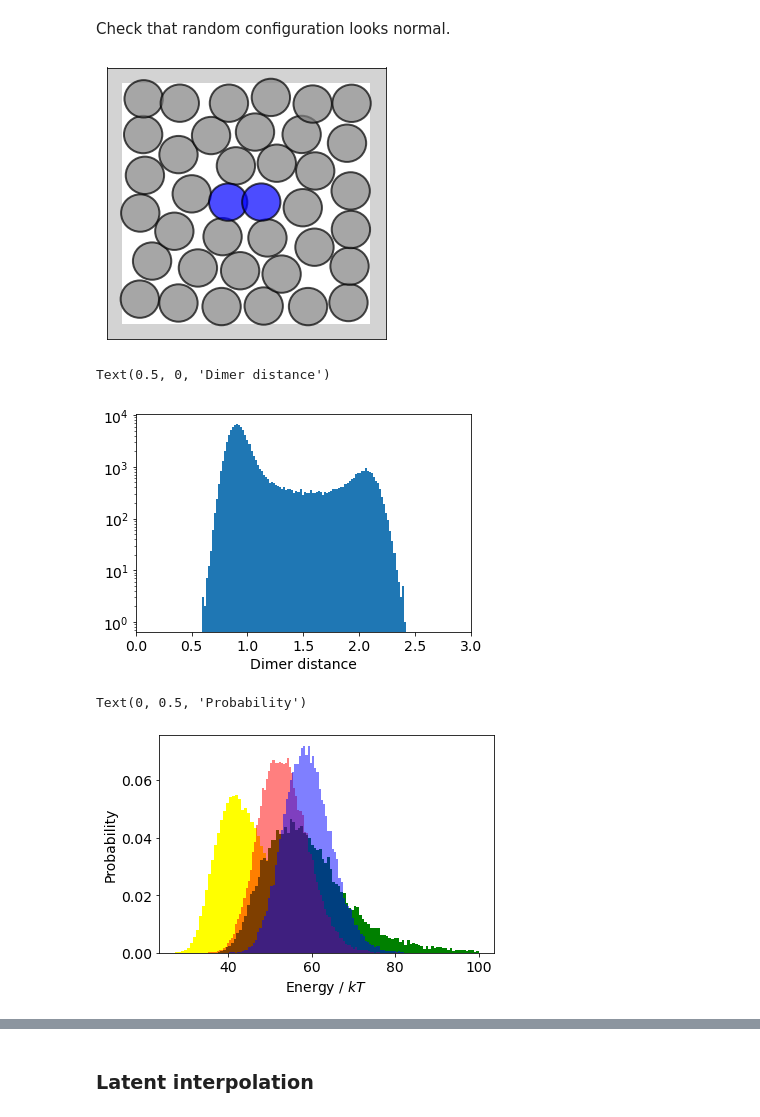
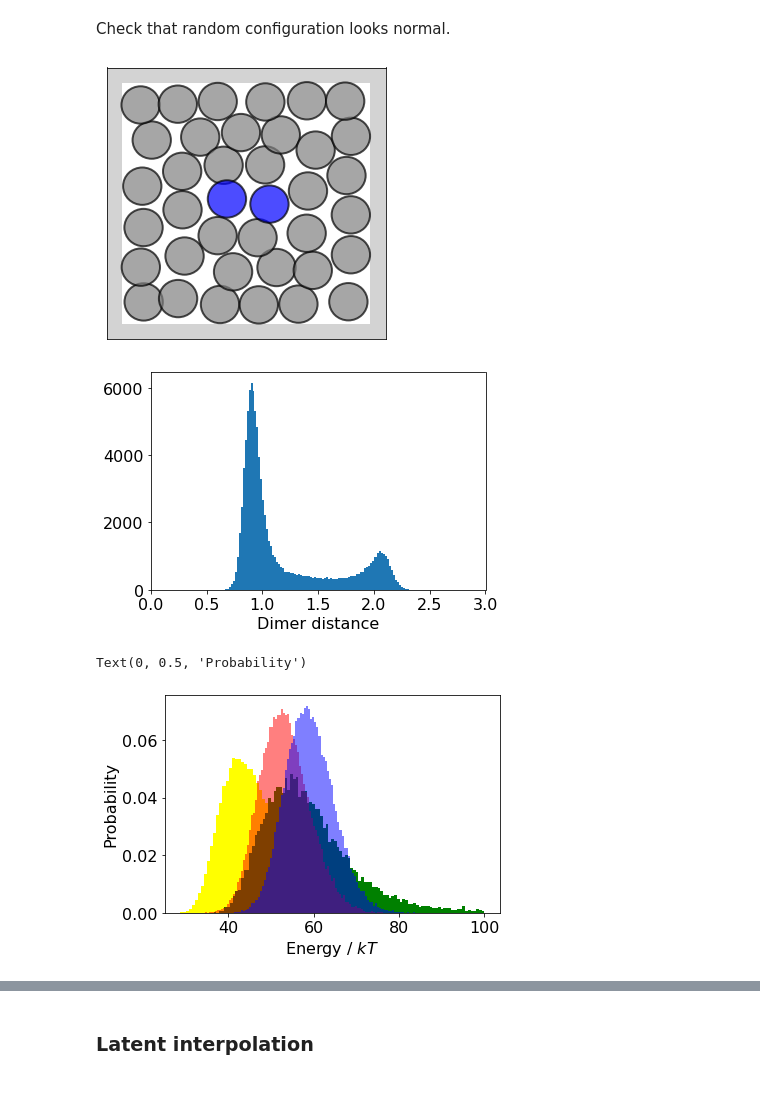
Before and after one commit to auhliarik/boltzmann-generators, a Jupyter notebook: notebooks/particle_dimer.ipynb, the cells around one changed output, grey strips where cells are left out. Saved outputs shown, nothing was run; the diff lists cells and outputs as text; code cells hidden in the pictures; blank space fills up the shorter version.

Commit message:
Update notebooks for bistable dimer with standard density

```diff
--- a/notebooks/particle_dimer.ipynb
+++ b/notebooks/particle_dimer.ipynb
@@ -5,7 +5,8 @@ import scipy
 # %%
 import matplotlib
 import matplotlib.pyplot as plt
-matplotlib.rcParams.update({'font.size': 14})
+matplotlib.rcParams.update({'font.size': 16, 'savefig.dpi': 300, 'savefig.bbox': 'tight'})
+results_dir = "../results/bistable_dimer/"
 # %%
 import sys
 sys.path.insert(0,'..')
@@ -64,7 +62,7 @@ Construct Boltzmann generator
 bg = BoltzmannGenerator(
     'R' * 8,
     model,
-    nl_layers=4,
+    nl_layers=3,
     nl_hidden=200
 )
 # %% [output]
@@ -107,7 +105,7 @@ z_low_limit = energy_cut_z(model.dim, n_std=3)
 max_rc_entropy = np.log(11)
 
 
-def plot_convergence(loss_vals, x_energies, z_energies, rc_loss_weight):
+def plot_convergence(loss_vals, x_energies, z_energies, rc_loss_weight, save_as=""):
     fig, axes = plt.subplots(nrows=1, ncols=2, figsize=(12, 4))
     for loss_name in ["loss", "val_loss"]:
         axes[0].plot(loss_vals[loss_name], label=loss_name)
@@ -131,11 +129,13 @@ def plot_convergence(loss_vals, x_energies, z_energies, rc_loss_weight):
     rc_axis.legend(loc='lower right', handles=[line1, line2, line3])
 
     plt.subplots_adjust(wspace=0.3)
+    if save_as:
+        plt.savefig(results_dir + save_as)
     plt.show()
 
 
 # Training script
-def train_bg(bg, training_schedule, save_from_stage=3):
+def train_bg(bg, training_schedule, save_from_stage=3, save_as=""):
     for i, args in enumerate(training_schedule):
         input("Should training continue? (press Enter)")
         current_loss_vals, x_energies, z_energies = bg.train(
@@ -156,7 +156,18 @@ def train_bg(bg, training_schedule, save_from_stage=3):
         if i + 1 >= save_from_stage:
             bg.save(save_dir_and_prefix + '/bg_model')
 
-        plot_convergence(current_loss_vals, x_energies, z_energies, rc_loss_weight=args[2])
+        if save_as:
+            image_name = save_as + f"_{i}.png"
+        else:
+            image_name = ""
+
+        plot_convergence(
+            current_loss_vals,
+            x_energies,
+            z_energies,
+            rc_loss_weight=args[2],
+            save_as=image_name
+        )
 # %%
 training_schedule = [
 #    w_ML, w_KL, w_RC, iter, b_size,   lr, E_high
@@ -175,4 +186,4 @@ training_schedule = [
 # %%
-train_bg(bg, training_schedule)
+train_bg(bg, training_schedule, save_as="training_stats", save_from_stage=10)
 # %% [output]
 Should training continue? (press Enter)
@@ -274,16 +285,16 @@ Check that random configuration looks normal.
 # %%
 model.draw_config(sample_x[np.random.randint(0, 10000)])
 # %% [output]
-[figure, old version]
+[figure, new version]
 # %%
 # Check sampling along RC
 sample_d = model.dimer_distance(sample_x)
-plt.hist(sample_d[sample_d < 3], 100, log=True)
+plt.hist(sample_d[sample_d < 3], 100, log=False)
 plt.xlim(0, 3)
 plt.xlabel("Dimer distance")
+plt.savefig(results_dir + "sampled_dimer_distance_hist.png")
 # %% [output]
-Text(0.5, 0, 'Dimer distance')
-[figure, old version]
+[figure, new version]
 # %%
 # Compare sampling of system energies by BG with the training dataset
 # Closed states by BG
@@ -298,7 +309,7 @@ plt.xlabel("Energy / $kT$")
 plt.ylabel("Probability")
 # %% [output]
 Text(0, 0.5, 'Probability')
-[figure, old version]
+[figure, new version]
 # %%
 traj_closed_train_energies = model.energy(traj_closed_train)
 traj_open_train_energies = model.energy(traj_open_train)
```
Also changed, not shown: parts of 10 cells of this notebook, 1 other file.
